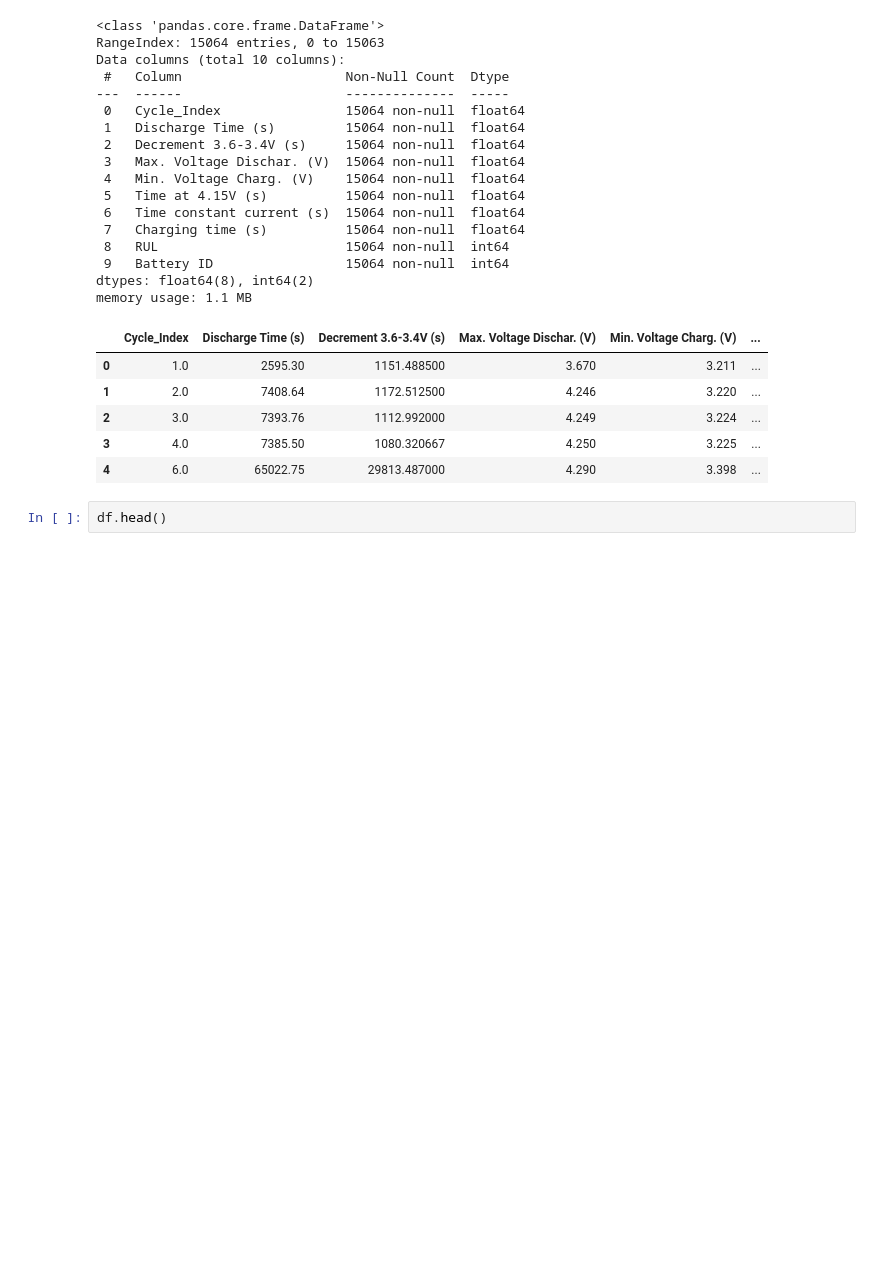
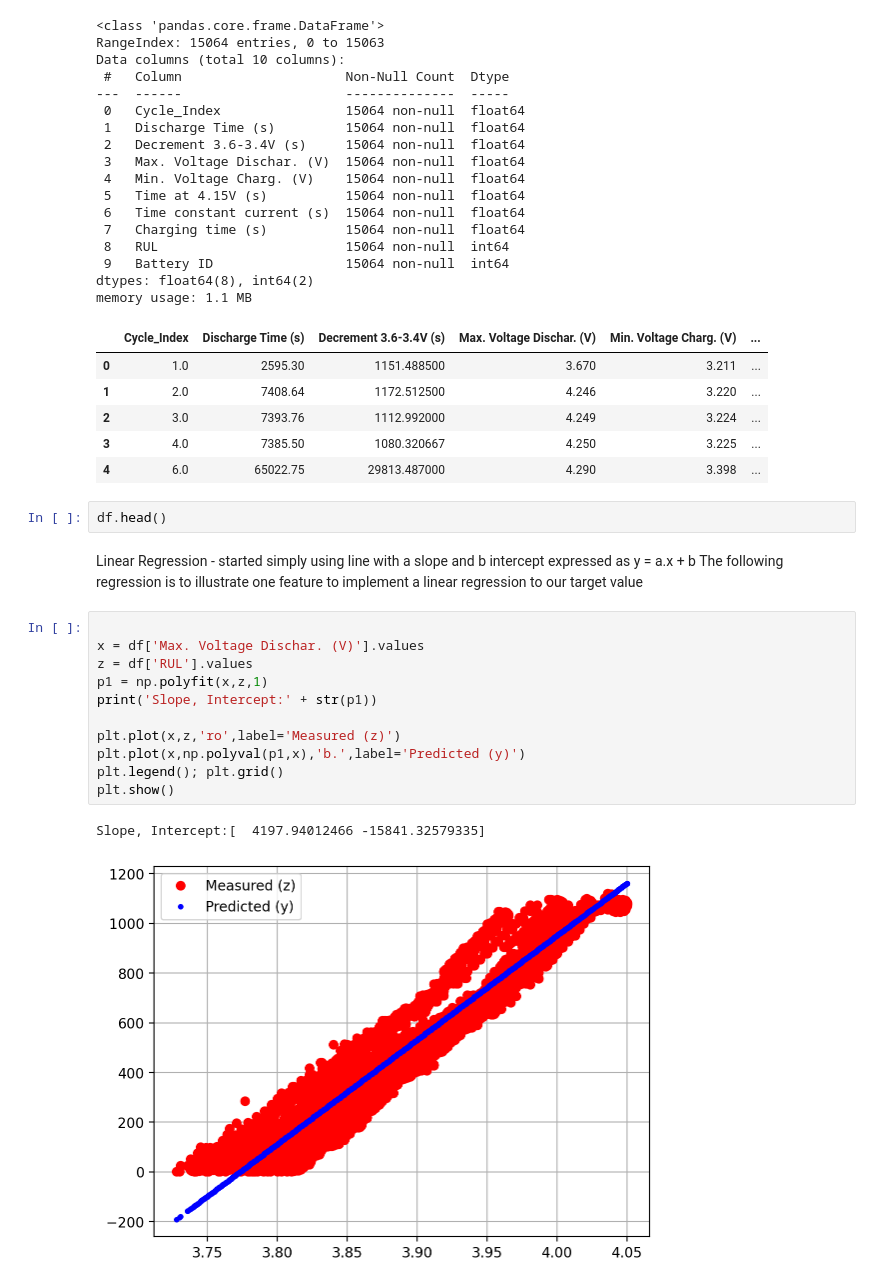
Before and after one commit to retistianto/RUL_Local_Linear_Regression, a Jupyter notebook: explore.ipynb, the cells around one changed output. Drawn from its saved outputs; the diff is of its cells as text; blank space fills up the shorter version.

```diff
--- a/explore.ipynb
+++ b/explore.ipynb
@@ -87,3 +111,20 @@ memory usage: 1.1 MB
 | 4 | 6.0 | 65022.75 | 29813.487000 | 4.290 | 3.398 | ... |
 # %%
 df.head()
+# %% [markdown]
+Linear Regression - started simply using line with a slope and b intercept expressed as y = a.x + b
+The following regression is to illustrate one feature to implement a linear regression to our target value
+# %%
+
+x = df['Max. Voltage Dischar. (V)'].values
+z = df['RUL'].values
+p1 = np.polyfit(x,z,1)
+print('Slope, Intercept:' + str(p1))
+
+plt.plot(x,z,'ro',label='Measured (z)')
+plt.plot(x,np.polyval(p1,x),'b.',label='Predicted (y)')
+plt.legend(); plt.grid()
+plt.show()
+# %% [output]
+Slope, Intercept:[  4197.94012466 -15841.32579335]
+[figure, added]
```
Also changed, not shown: parts of 16 cells of this notebook, 4 other files.
